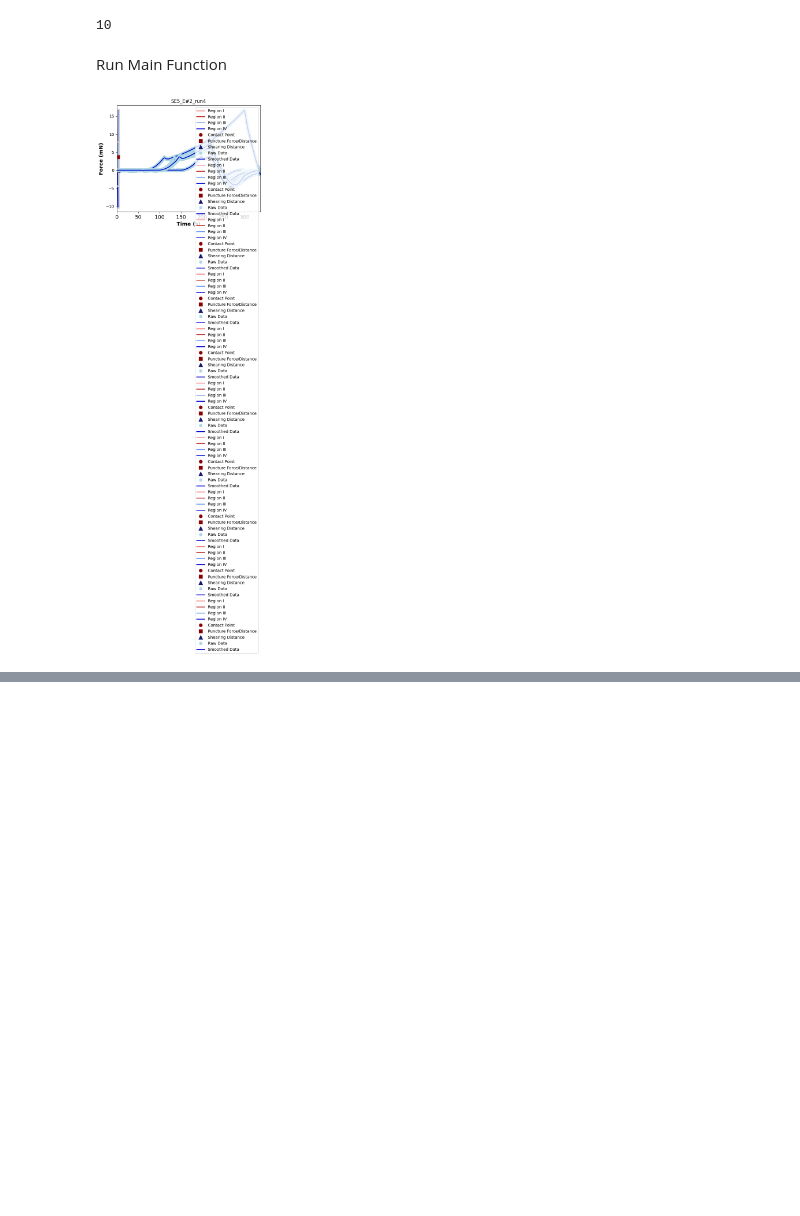
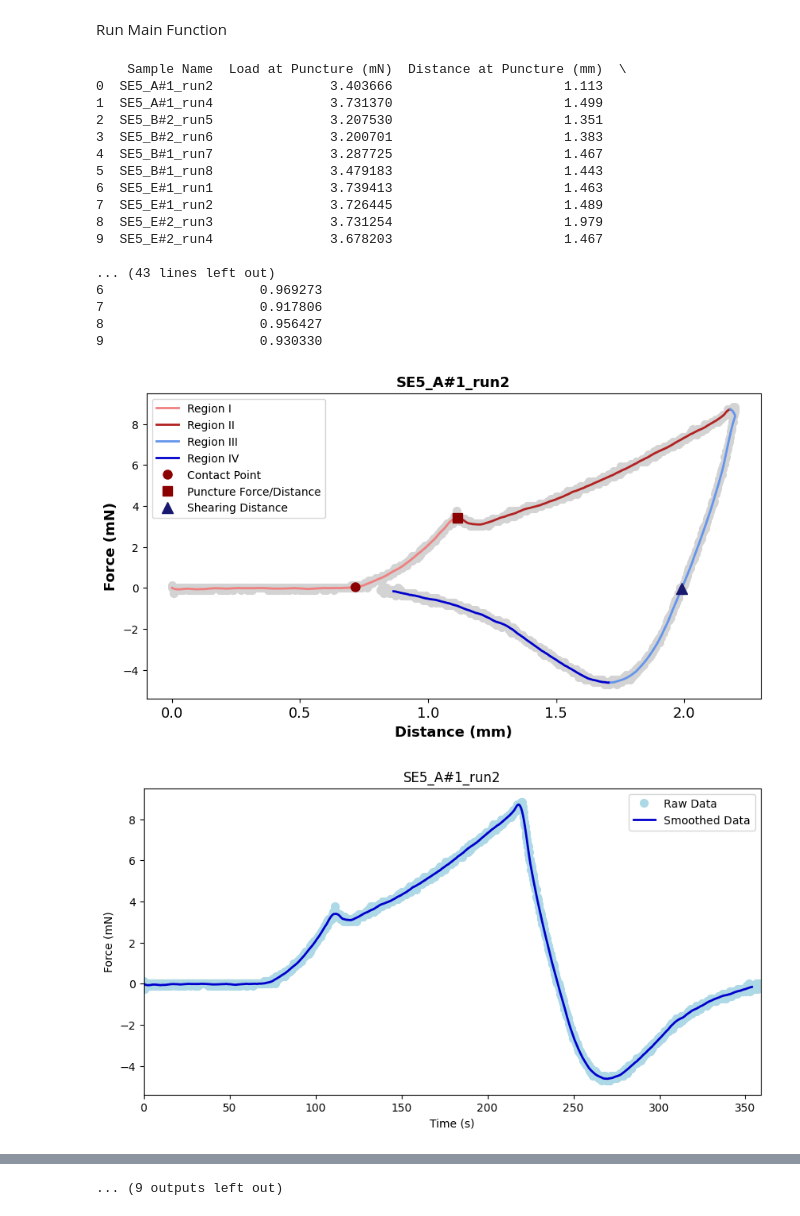
Before and after one commit to jenniferquigley/Crosby-Lab, a Jupyter notebook: jennifer/Indentation_Analysis.ipynb, the cells around one changed output, grey strips where cells are left out. Cells and saved outputs as stored; diff of their text form; code cells hidden in the pictures; blank space fills up the shorter version.

```diff
--- a/jennifer/Indentation_Analysis.ipynb
+++ b/jennifer/Indentation_Analysis.ipynb
@@ -57,10 +58,6 @@ for i in range(0, cols, 3):
   data['Time'].append(time)
   data['DistanceSquared'].append(ds)
   #data['R_outer'].append(df.iloc[2].to_numpy()) #collecting the needle diameter values in a list
-
-print(len(data['Time']))
-# %% [output]
-10
 # %% [markdown]
 Run Main Function
 # %%
@@ -171,8 +168,8 @@ def data_assembly(sample_number, force, distance, time, names, smoothing_paramet
       peaks, _ = find_peaks(data, height=height, threshold=threshold, prominence=prominence, distance=distance, width=width)
       return peaks
 
-  truncated_force_filter = y_filter_list[cf_raw_index:]
-  truncated_force_raw = y[cf_raw_index:]
+  truncated_force_filter = y_filter_list[start_index:]
+  truncated_force_raw = y[start_index:]
   shift = len(y_filter_list) - len(truncated_force_filter)
   #peak_prominence = 0.05 #@param {type:"slider", min:0, max:3, step:0.05}
   peaks = peak_picking(truncated_force_filter, height=0, threshold=None, prominence=peak_prominence, distance=None, width=None)
@@ -241,9 +238,8 @@ def data_assembly(sample_number, force, distance, time, names, smoothing_paramet
 
   ## ------------- Force v Distance --------------
 
-
+  fig1 = plt.figure(figsize=(10, 5))
   ### Lines
-
   plt.plot(dc, force[dataset],'o', color='lightgrey', markersize=7)
   #plt.plot(x_filter,y_filter,color='mediumblue')
   plt.plot(region1_dd, region1_fd, color = 'lightcoral', linewidth='2', label='Region I')
@@ -269,9 +265,9 @@ def data_assembly(sample_number, force, distance, time, names, smoothing_paramet
   plt.legend()
 
 
-
   ## ----------- Force v Time ---------------
 
+  fig2 = plt.figure(figsize=(10, 5))
   ### Lines
   plt.plot(time, force[dataset],'o', color='lightblue', markersize=7, label='Raw Data')
   plt.plot(time_filter,y_filter, color='mediumblue', linewidth='2', label='Smoothed Data')
@@ -282,7 +278,6 @@ def data_assembly(sample_number, force, distance, time, names, smoothing_paramet
   plt.ylabel("Force (mN)")
   plt.title(names[dataset])
   plt.legend()
-
 
 
   # Calculations -----------------------------------------------------------------
@@ -314,7 +309,7 @@ def data_assembly(sample_number, force, distance, time, names, smoothing_paramet
   Xe = [[val] for val in lrxe]
   lrye = y_filter_list[region2_start:region2_end]
   lin_fit_e = LinearRegression().fit(Xe, lrye)
-  me = float(lin_fit_e.coef_)
+  me = lin_fit_e.coef_[0]
   rs_e= lin_fit_e.score(Xe,lrye)
 
   ## -------- Shearing Linear Regression ------------
@@ -322,7 +317,7 @@ def data_assembly(sample_number, force, distance, time, names, smoothing_paramet
   Xs = [[val] for val in lrxs]
   lrys = y_filter_list[region3_start:region3_end]
   lin_fit_s = LinearRegression().fit(Xs, lrys)
-  ms = float(lin_fit_s.coef_)
+  ms = lin_fit_s.coef_[0]
   rs_s= lin_fit_s.score(Xs,lrys)
 
   ## -------- Pullout Linear Regression ------------
@@ -330,7 +325,7 @@ def data_assembly(sample_number, force, distance, time, names, smoothing_paramet
   Xp = [[val] for val in lrxp]
   lryp = y_filter_list[region4_start:region4_end]
   lin_fit_p = LinearRegression().fit(Xp, lryp)
-  mp = float(lin_fit_p.coef_)
+  mp = lin_fit_p.coef_[0]
   rs_p= lin_fit_p.score(Xp,lryp)
 
   ## -------- Calculating Relevant Parameters ---------
@@ -339,7 +334,7 @@ def data_assembly(sample_number, force, distance, time, names, smoothing_paramet
 
   d = xi[0] # [mm] distance at puncture
 
-  kprimeE = float(model.coef_)
+  kprimeE = model.coef_[0]
   rs_kprime = model.score(lrx,lry)
 
 #  print(f"Critical Load at Puncture (mN): {round(fc,3)}")
@@ -362,15 +357,53 @@ def data_assembly(sample_number, force, distance, time, names, smoothing_paramet
 # %%
 sample_number = 2 # @param {type:"slider", min:0, max:30, step:1}
 smoothing_parameter = 3 #@param {type:"slider", min:0, max:10, step:1}
 peak_prominence = 0.05 #@param {type:"slider", min:0, max:3, step:0.05}
-
 force = data['Force']
 distance = data['Distance']
 time = data['Time']
 names = data['Name']
 
+fc_data, dc_data, d0_data, kprimeE_data, rs_kprime_data, me_data, rs_e_data, ms_data, rs_s_data, mp_data, rs_p_data = [], [], [], [], [], [], [], [], [], [], []
+
 for n in range(len(names)):
   parameters = data_assembly(n+1, force, distance, time, names, smoothing_parameter, peak_prominence)
+  fc_data.append(float(parameters[0]))
+  dc_data.append(float(parameters[1]))
+  d0_data.append(float(parameters[2]))
+  kprimeE_data.append(float(parameters[3]))
+  rs_kprime_data.append(parameters[4])
+  me_data.append(parameters[5])
+  rs_e_data.append(parameters[6])
+  ms_data.append(parameters[7])
+  rs_s_data.append(parameters[8])
+  mp_data.append(parameters[9])
+  rs_p_data.append(parameters[10])
+
 # [fc, d, d0, kprimeE, rs_kprime, me, rs_e, ms, rs_s, mp, rs_p]
+
+df = pd.DataFrame({'Sample Name': names, 'Load at Puncture (mN)': fc_data, 'Distance at Puncture (mm)': dc_data, 'kprimeE Value (kPa)': kprimeE_data, 'R-Squared of kprimeE': rs_kprime_data,
+                   'Embedding Slope (N/m)': me_data, 'R-Squared of Embedding Slope': rs_e_data, 'Shearing Slope (N/m)': ms_data, 'R-Squared of Shearing Slope': rs_s_data, 'Pullout Slope (N/m)': mp_data, 'R-Squared of Pullout Slope': rs_p_data} )
+print(df)
+
+filename = 'HT_Indent_Test_Analysis.csv'
+df.to_csv(filename, index=False)
 # %% [output]
+    Sample Name  Load at Puncture (mN)  Distance at Puncture (mm)  \
+0  SE5_A#1_run2               3.403666                      1.113
+1  SE5_A#1_run4               3.731370                      1.499
+2  SE5_B#2_run5               3.207530                      1.351
+3  SE5_B#2_run6               3.200701                      1.383
+4  SE5_B#1_run7               3.287725                      1.467
+5  SE5_B#1_run8               3.479183                      1.443
+6  SE5_E#1_run1               3.739413                      1.463
+7  SE5_E#1_run2               3.726445                      1.489
+8  SE5_E#2_run3               3.731254                      1.979
+9  SE5_E#2_run4               3.678203                      1.467
+
+... (43 lines left out)
+6                    0.969273
+7                    0.917806
+8                    0.956427
+9                    0.930330
-[figure, old version]
+[figure, new version]
+[figure, added]
@@ -376,0 +419 @@ for n in range(len(names)):
+... (9 outputs left out)
```
Also changed, not shown: parts of 3 cells of this notebook.
